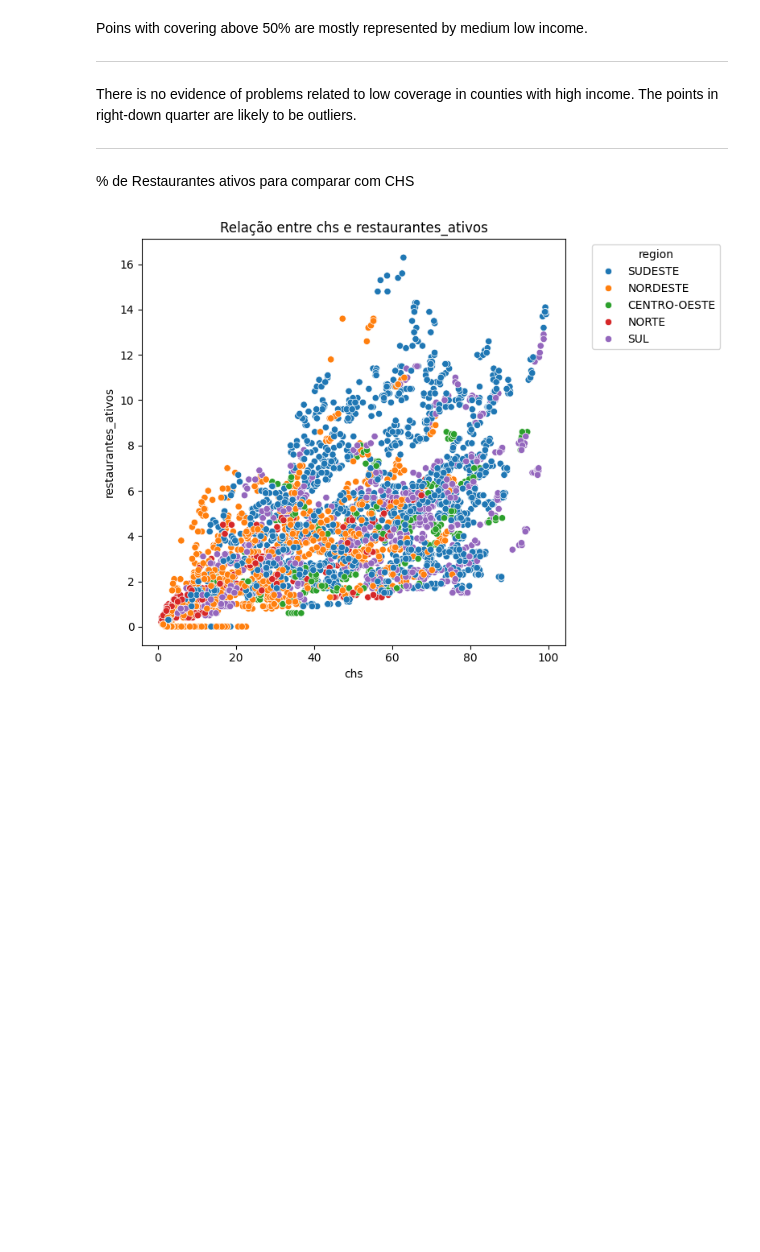
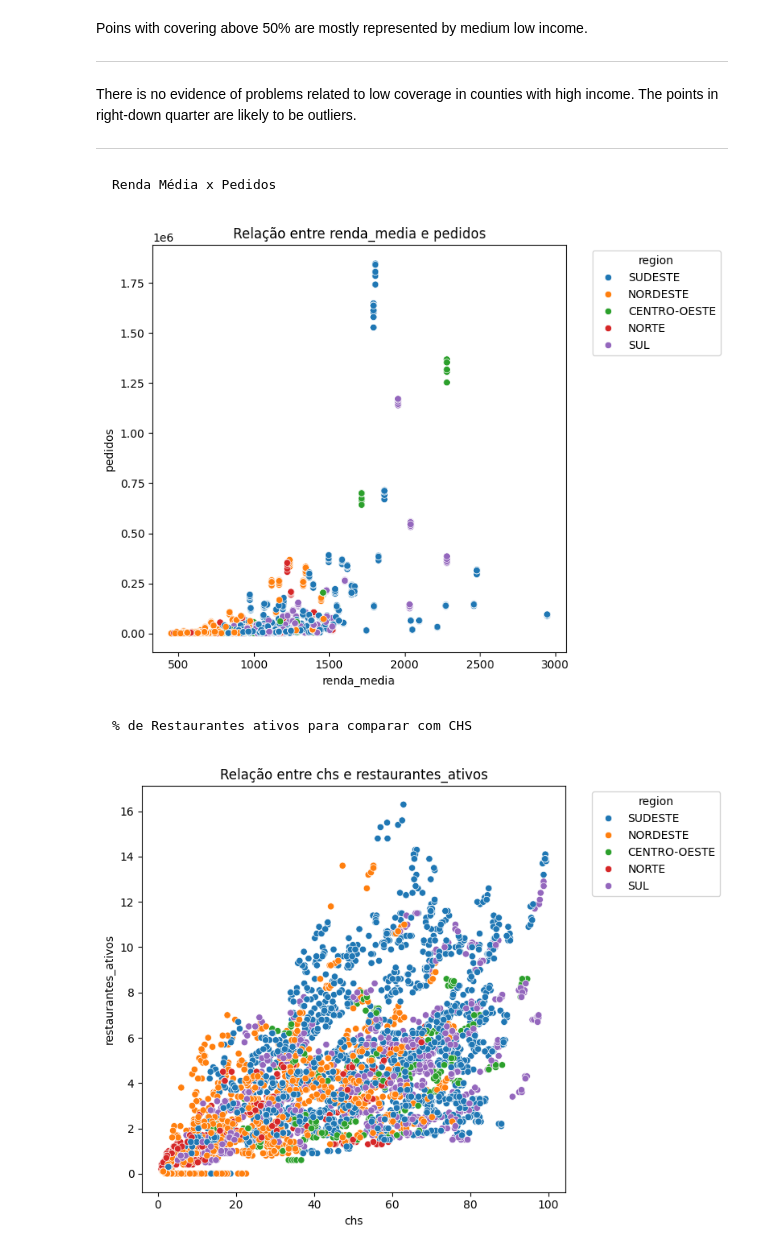
Before and after one commit to j4-metrics/Case-Ifood---Data-Analyst, a Jupyter notebook: PS_Ifood_Data_Analyst.ipynb, the cells around one changed output. Drawn from its saved outputs; the diff is of its cells as text; code cells hidden in the pictures; blank space fills up the shorter version.

```diff
--- a/PS_Ifood_Data_Analyst.ipynb
+++ b/PS_Ifood_Data_Analyst.ipynb
@@ -281,8 +278,14 @@ Poins with covering above 50% are mostly represented by medium low income.
 ___
 There is no evidence of problems related to low coverage in counties with high income. The points in right-down quarter are likely to be outliers.
 ___
+# %% [markdown]
+    Renda Média x Pedidos
+# %%
+mf.plot_scatter(data=df, x='renda_media', y='pedidos', hue='region')
+# %% [output]
+[figure, added]
 # %% [markdown]
-% de Restaurantes ativos para comparar com CHS
+    % de Restaurantes ativos para comparar com CHS
 # %%
 df['restaurantes_ativos'] = round((df['restaurantes'] + df['restaurantes_churn'])/df['leads_total']*100, 1)
 # %%
```
Also changed, not shown: parts of 32 cells of this notebook, 9 other files.
